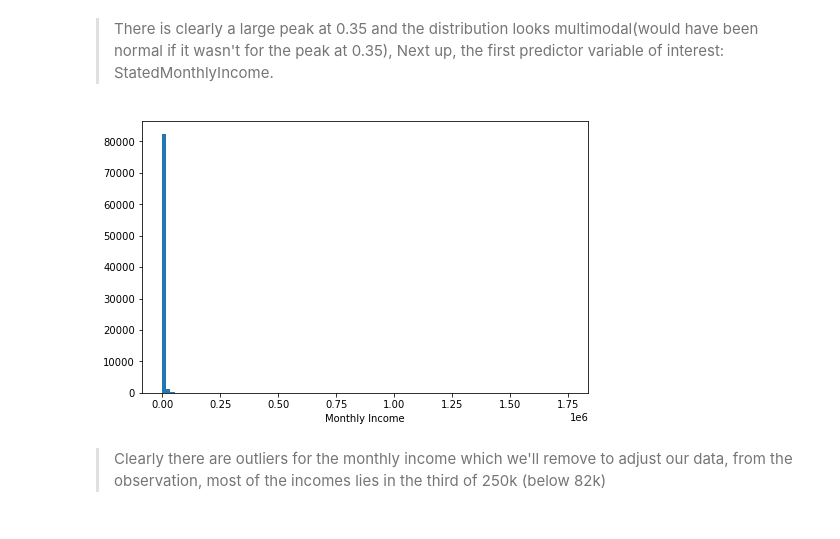
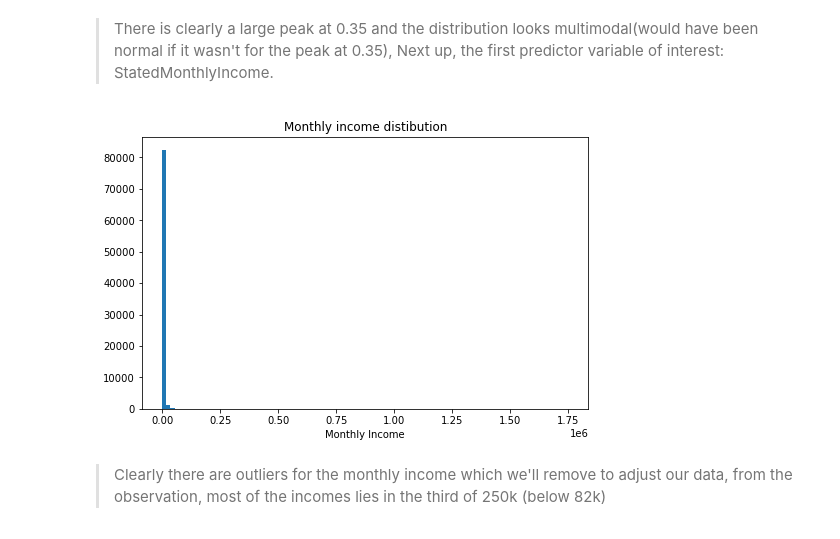
Before and after one commit to AlaaSayed794/UdacityCommunicateFindings, a Jupyter notebook: exploration.ipynb, the cells around one changed output. Saved outputs shown, nothing was run; the diff lists cells and outputs as text; code cells hidden in the pictures.

```diff
--- a/exploration.ipynb
+++ b/exploration.ipynb
@@ -121,14 +122,15 @@ if(len(nan_rows)):
 # %%
 # plotting StatedMonthlyIncome on a standard scale
 binsize = df['Income'].max()/100
 bins = np.arange(0, df['Income'].max()+binsize, binsize)
 
 plt.figure(figsize=[8, 5])
 plt.hist(data = df, x = 'Income', bins = bins)
 plt.xlabel('Monthly Income')
+plt.title('Monthly income distibution')
 plt.show()
 # %% [output]
-[figure, old version]
+[figure, new version]
 # %% [markdown]
 > Clearly there are outliers for the monthly income which we'll remove to adjust our data, from the observation, most of the incomes lies in the third of 250k (below 82k)
 # %%
```
Also changed, not shown: parts of 11 cells of this notebook, 4 other files.
